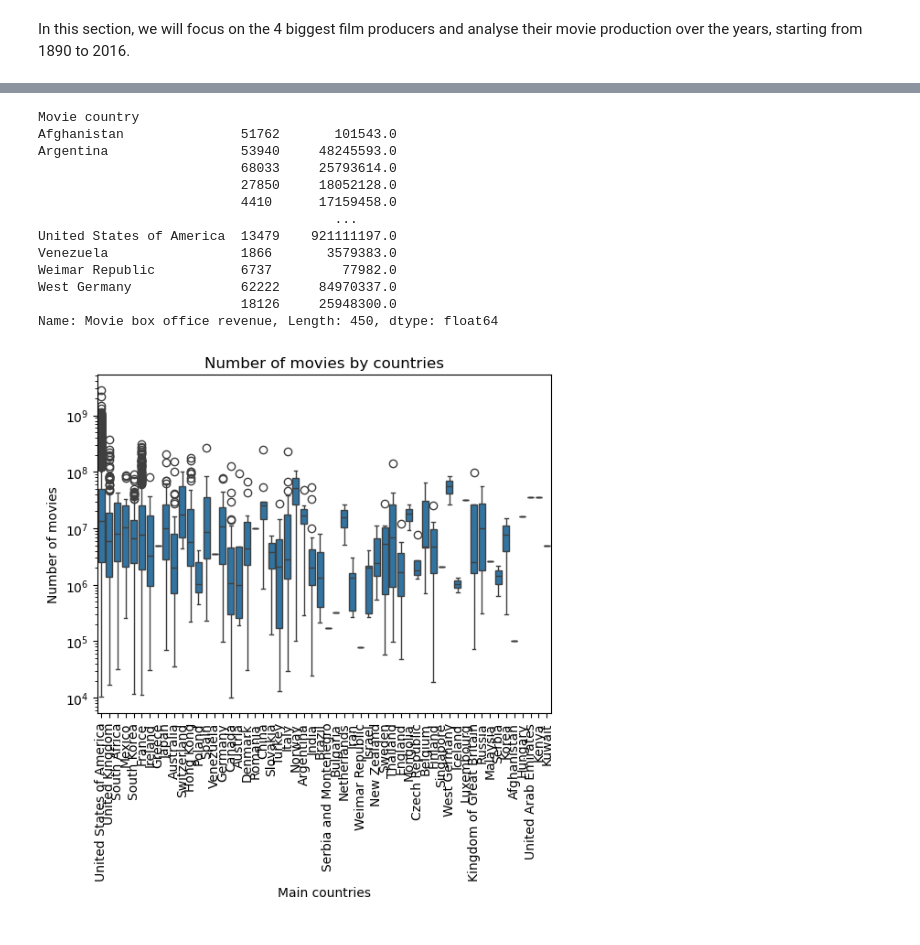
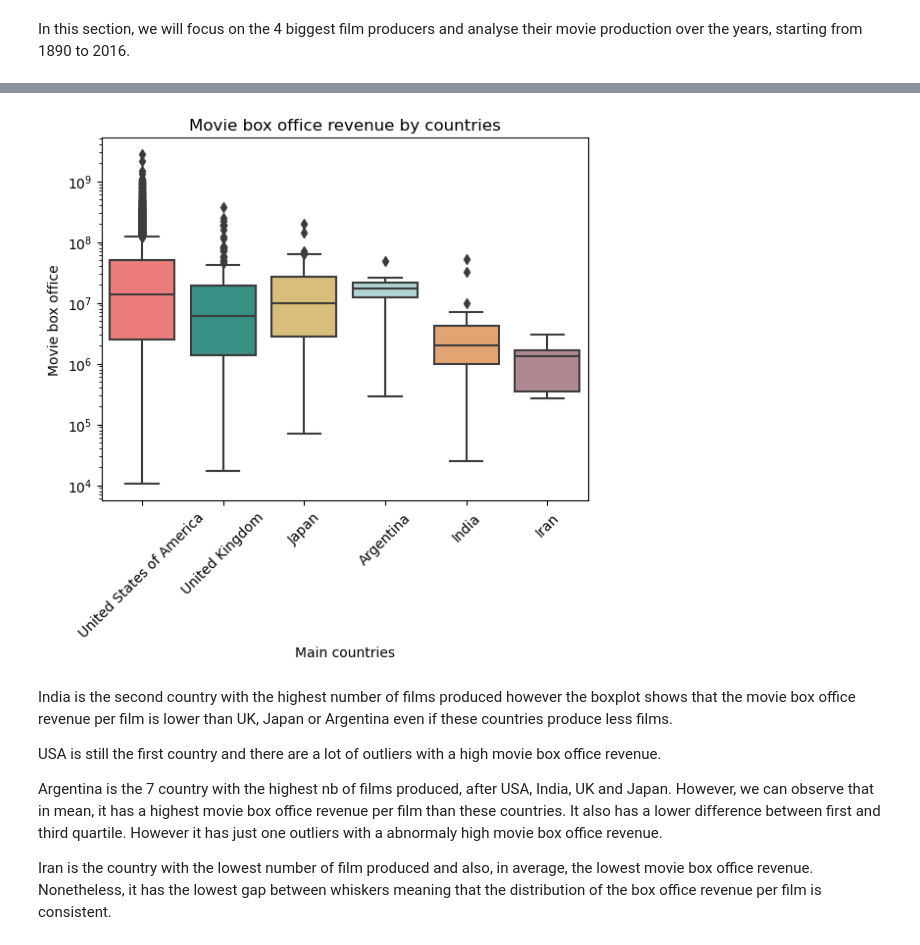
Before and after one commit to epfl-ada/ada-2024-project-4bigbrains, a Jupyter notebook: results.ipynb, the cells around one changed output, grey strips where cells are left out. Drawn from its saved outputs; the diff is of its cells as text; code cells hidden in the pictures.

```diff
--- a/results.ipynb
+++ b/results.ipynb
@@ -401,30 +364,23 @@ Around 2007, we discern a fall of prodcution for the 4 countries. This date corr
 # %%
-#à modifier c'est dégueu
-countries_revenues = df_date_revenue_clean.groupby(['Movie country'])['Movie box office revenue']
+df_revenue_focus = df_date_revenue_clean[df_date_revenue_clean['Movie country'].isin(focus_countries)]
 
-countries_revenues = countries_revenues.nlargest(20)
-countries_names = countries_revenues.index.to_list()
+countries_revenues = df_revenue_focus.groupby(['Movie country'])['Movie box office revenue']
 
-print(countries_revenues)
-sns.boxplot(x='Movie country', y='Movie box office revenue', data=df_date_revenue_clean)
+color_dict = dict(zip(focus_countries, colors))
+sns.boxplot(x='Movie country', y='Movie box office revenue', data=df_revenue_focus, palette=color_dict)
 plt.yscale('log')
-plt.xticks(rotation=90)
+plt.xticks(rotation=45)
 plt.xlabel('Main countries')
-plt.ylabel('Number of movies')
-plt.title('Number of movies by countries')
+plt.ylabel('Movie box office')
+plt.title('Movie box office revenue by countries')
 plt.show()
 # %% [output]
-Movie country
-Afghanistan               51762       101543.0
-Argentina                 53940     48245593.0
-                          68033     25793614.0
-                          27850     18052128.0
-                          4410      17159458.0
-                                      ...
-United States of America  13479    921111197.0
-Venezuela                 1866       3579383.0
-Weimar Republic           6737         77982.0
-West Germany              62222     84970337.0
-                          18126     25948300.0
-Name: Movie box office revenue, Length: 450, dtype: float64
-[figure, old version]
+[figure, new version]
+# %% [markdown]
+India is the second country with the highest number of films produced however the boxplot shows that the movie box office revenue per film is lower than UK, Japan or Argentina even if these countries produce less films.
+
+USA is still the first country and there are a lot of outliers with a high movie box office revenue.
+
+Argentina is the 7 country with the highest nb of films produced, after USA, India, UK and Japan. However, we can observe that in mean, it has a highest movie box office revenue per film than these countries. It also has a lower difference between first and third quartile. However it has just one outliers with a abnormaly high movie box office revenue.
+
+Iran is the country with the lowest number of film produced and also, in average, the lowest movie box office revenue. Nonetheless, it has the lowest gap between whiskers meaning that the distribution of the box office revenue per film is consistent.
```
Also changed, not shown: parts of 7 cells of this notebook.
